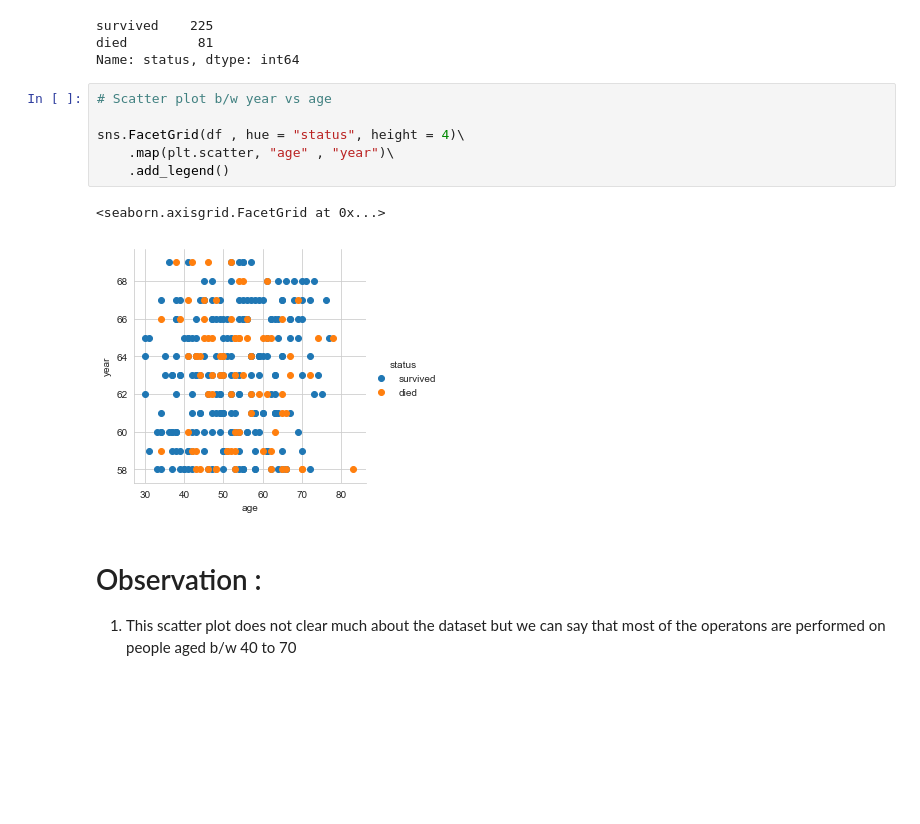
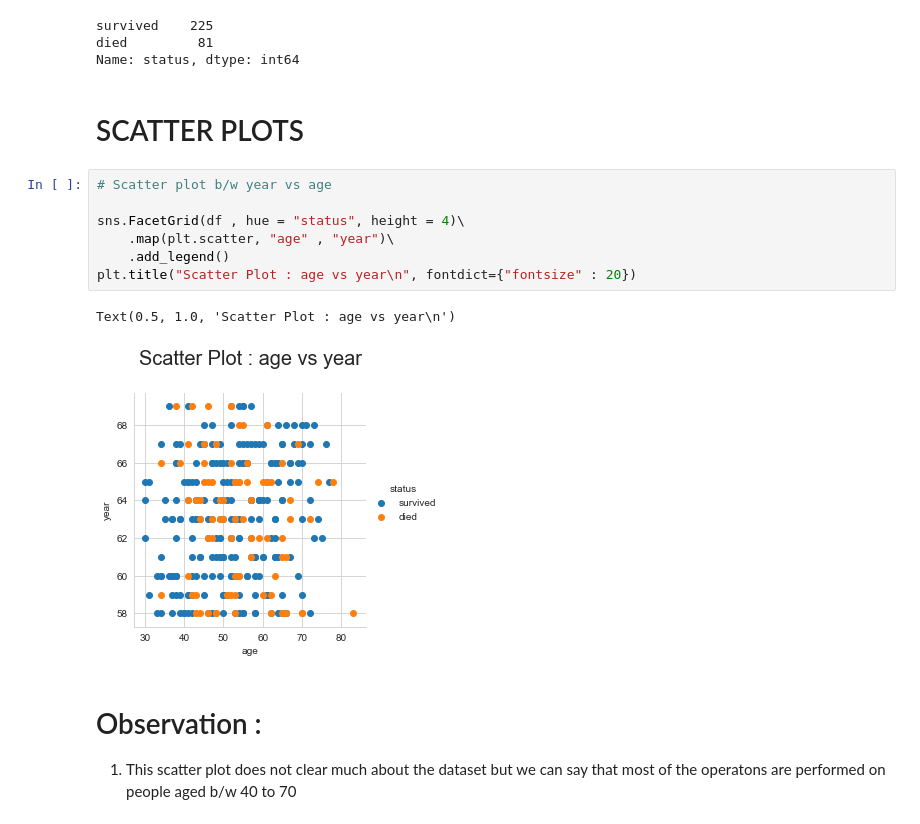
Before and after one commit to shu271295/Machine-Learning, a Jupyter notebook: Haberman_dataset_EDA.ipynb, the cells around one changed output. Drawn from its saved outputs; the diff is of its cells as text; blank space fills up the shorter version.

```diff
--- a/Haberman_dataset_EDA.ipynb
+++ b/Haberman_dataset_EDA.ipynb
@@ -75,15 +82,18 @@ df["status"].value_counts()
 survived    225
 died         81
 Name: status, dtype: int64
+# %% [markdown]
+# SCATTER PLOTS
 # %%
 # Scatter plot b/w year vs age
 
 sns.FacetGrid(df , hue = "status", height = 4)\
     .map(plt.scatter, "age" , "year")\
     .add_legend()
+plt.title("Scatter Plot : age vs year\n", fontdict={"fontsize" : 20})
 # %% [output]
-<seaborn.axisgrid.FacetGrid at 0x...>
+Text(0.5, 1.0, 'Scatter Plot : age vs year\n')
-[figure, old version]
+[figure, new version]
 # %% [markdown]
 # Observation :
 
```
Also changed, not shown: parts of 11 cells of this notebook.
